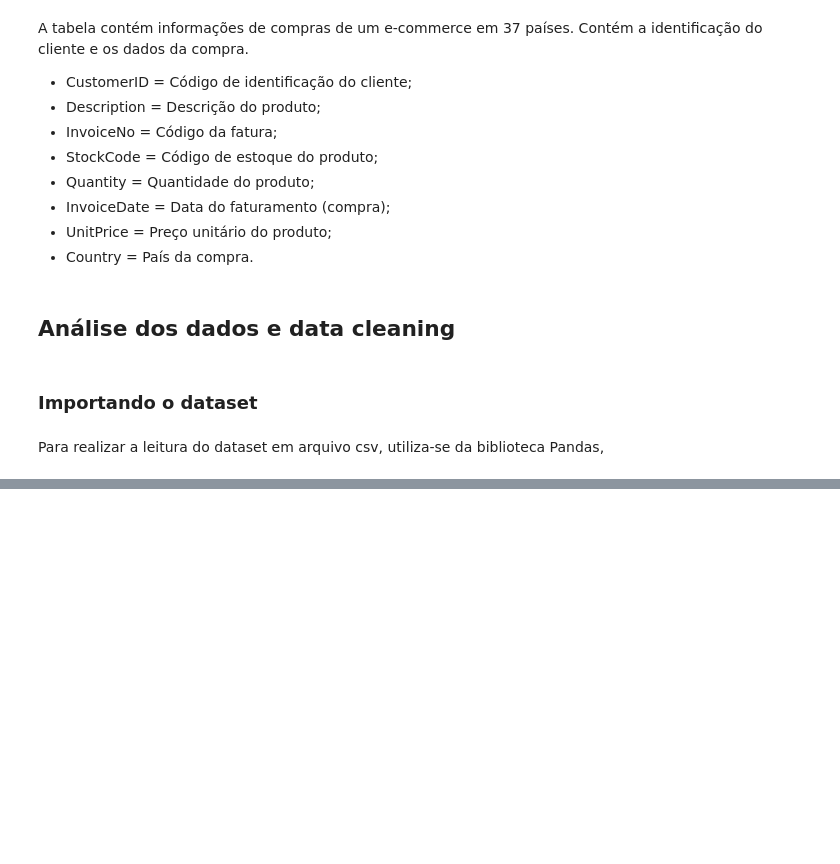
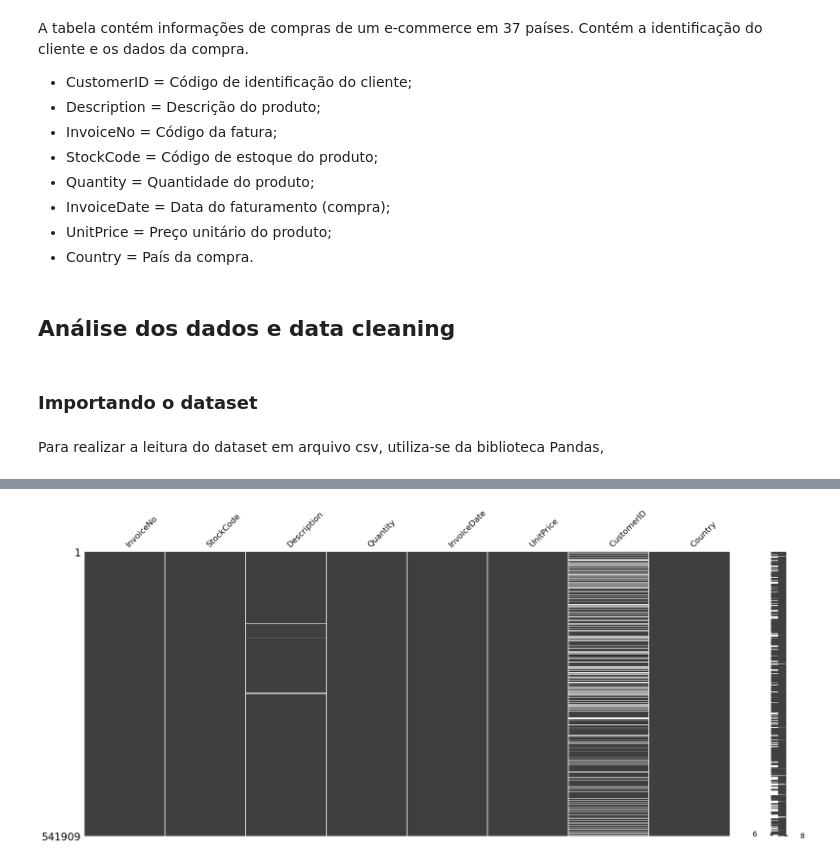
Before and after one commit to rfprates/analise_rfm_de_clientes, a Jupyter notebook: case_analise_rfm.ipynb, the cells around one changed output, grey strips where cells are left out. Cells and saved outputs as stored; diff of their text form; code cells hidden in the pictures; blank space fills up the shorter version.

Commit message:
treating_missing_data

```diff
--- a/case_analise_rfm.ipynb
+++ b/case_analise_rfm.ipynb
@@ -52,0 +105,6 @@ customer_df.head()
+# %%
+import missingno as msno
+
+msno.matrix(df = customer_df);
+# %% [output]
+[figure, added]
```
Also changed, not shown: parts of 18 cells of this notebook.
